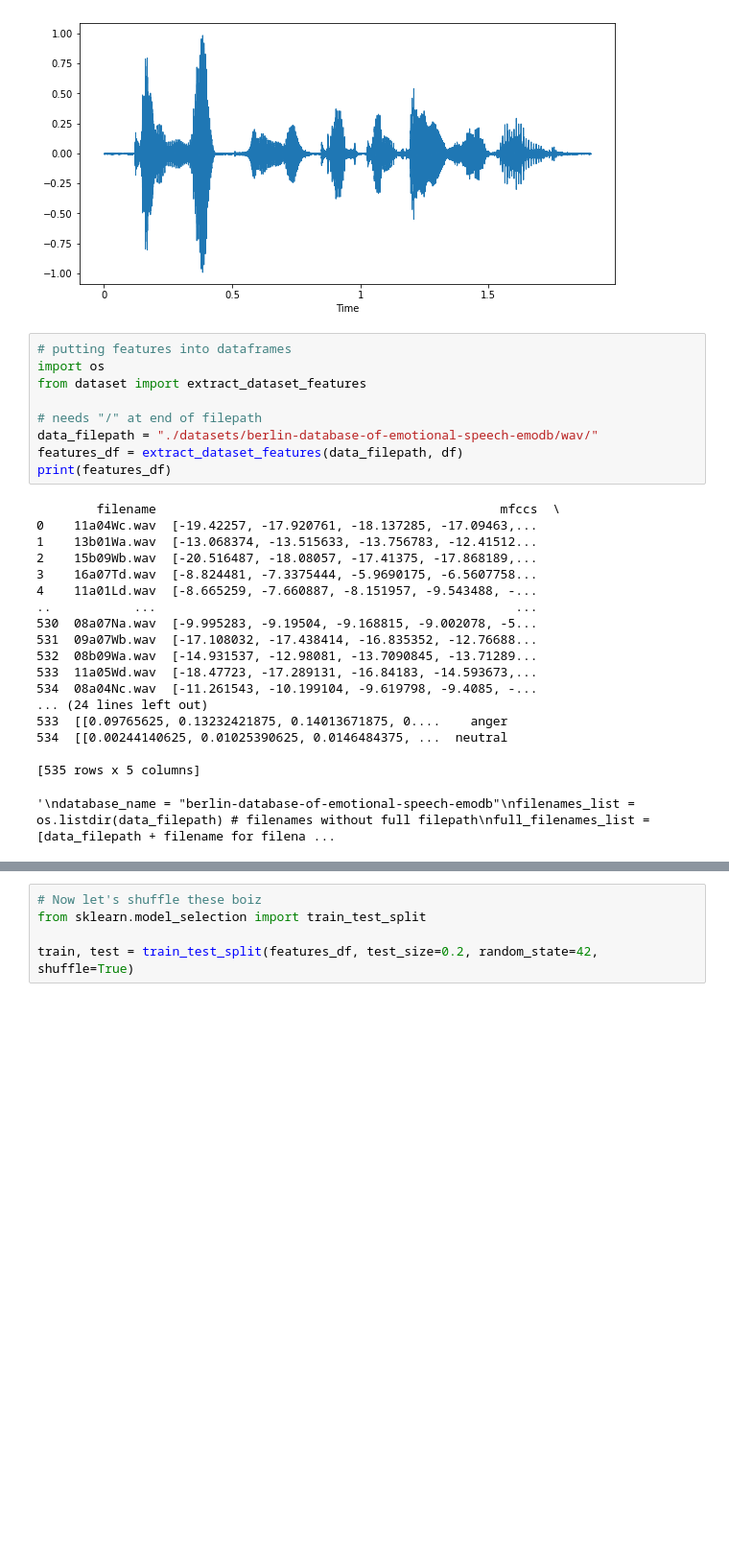
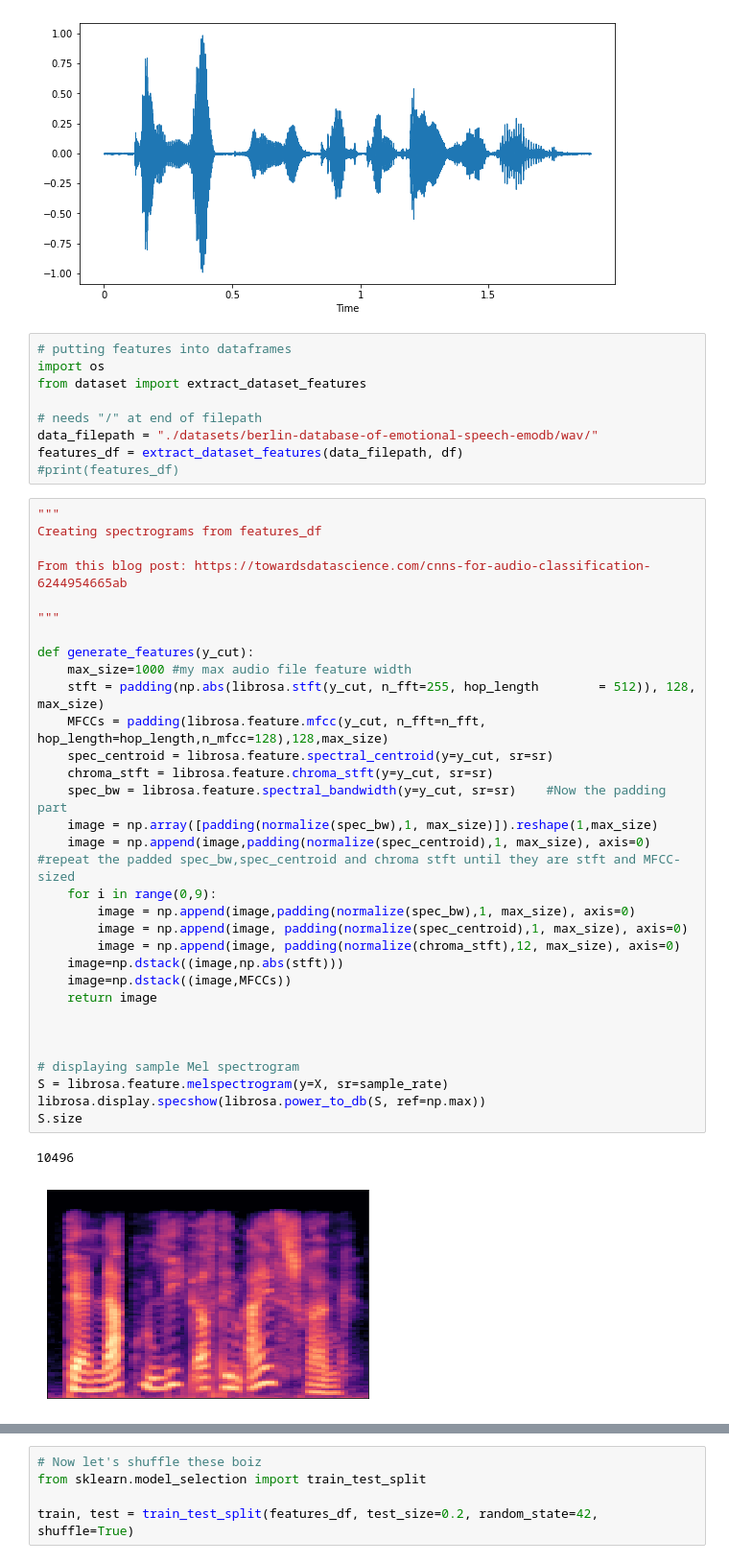
Before and after one commit to yunyunh123/EC523-SER, a Jupyter notebook: SER.ipynb, the cells around one changed output, grey strips where cells are left out. Shown: that part at 96% size. Cells and saved outputs as stored; diff of their text form; blank space fills up the shorter version.

Commit message:
Added some options for creating a spectrogram

```diff
--- a/SER.ipynb
+++ b/SER.ipynb
@@ -144,23 +146,38 @@ from dataset import extract_dataset_features
 # needs "/" at end of filepath
 data_filepath = "./datasets/berlin-database-of-emotional-speech-emodb/wav/"
 features_df = extract_dataset_features(data_filepath, df)
-print(features_df)
+#print(features_df)
-# %% [output]
-        filename                                              mfccs  \
-0    11a04Wc.wav  [-19.42257, -17.920761, -18.137285, -17.09463,...
-1    13b01Wa.wav  [-13.068374, -13.515633, -13.756783, -12.41512...
-2    15b09Wb.wav  [-20.516487, -18.08057, -17.41375, -17.868189,...
-3    16a07Td.wav  [-8.824481, -7.3375444, -5.9690175, -6.5607758...
-4    11a01Ld.wav  [-8.665259, -7.660887, -8.151957, -9.543488, -...
-..           ...                                                ...
-530  08a07Na.wav  [-9.995283, -9.19504, -9.168815, -9.002078, -5...
-531  09a07Wb.wav  [-17.108032, -17.438414, -16.835352, -12.76688...
-532  08b09Wa.wav  [-14.931537, -12.98081, -13.7090845, -13.71289...
-533  11a05Wd.wav  [-18.47723, -17.289131, -16.84183, -14.593673,...
-534  08a04Nc.wav  [-11.261543, -10.199104, -9.619798, -9.4085, -...
-... (24 lines left out)
-533  [[0.09765625, 0.13232421875, 0.14013671875, 0....    anger
-534  [[0.00244140625, 0.01025390625, 0.0146484375, ...  neutral
-
-[535 rows x 5 columns]
-'\ndatabase_name = "berlin-database-of-emotional-speech-emodb"\nfilenames_list = os.listdir(data_filepath) # filenames without full filepath\nfull_filenames_list = [data_filepath + filename for filena ...
+# %%
+"""
+Creating spectrograms from features_df
+
+From this blog post: https://towardsdatascience.com/cnns-for-audio-classification-6244954665ab
+
+"""
+
+def generate_features(y_cut):
+    max_size=1000 #my max audio file feature width
+    stft = padding(np.abs(librosa.stft(y_cut, n_fft=255, hop_length        = 512)), 128, max_size)
+    MFCCs = padding(librosa.feature.mfcc(y_cut, n_fft=n_fft, hop_length=hop_length,n_mfcc=128),128,max_size)
+    spec_centroid = librosa.feature.spectral_centroid(y=y_cut, sr=sr)
+    chroma_stft = librosa.feature.chroma_stft(y=y_cut, sr=sr)
+    spec_bw = librosa.feature.spectral_bandwidth(y=y_cut, sr=sr)    #Now the padding part
+    image = np.array([padding(normalize(spec_bw),1, max_size)]).reshape(1,max_size)
+    image = np.append(image,padding(normalize(spec_centroid),1, max_size), axis=0) #repeat the padded spec_bw,spec_centroid and chroma stft until they are stft and MFCC-sized
+    for i in range(0,9):
+        image = np.append(image,padding(normalize(spec_bw),1, max_size), axis=0)
+        image = np.append(image, padding(normalize(spec_centroid),1, max_size), axis=0)
+        image = np.append(image, padding(normalize(chroma_stft),12, max_size), axis=0)
+    image=np.dstack((image,np.abs(stft)))
+    image=np.dstack((image,MFCCs))
+    return image
+
+
+
+# displaying sample Mel spectrogram
+S = librosa.feature.melspectrogram(y=X, sr=sample_rate)
+librosa.display.specshow(librosa.power_to_db(S, ref=np.max))
+S.size
+# %% [output]
+10496
+[figure, added]
```
Also changed, not shown: parts of 2 cells of this notebook.
